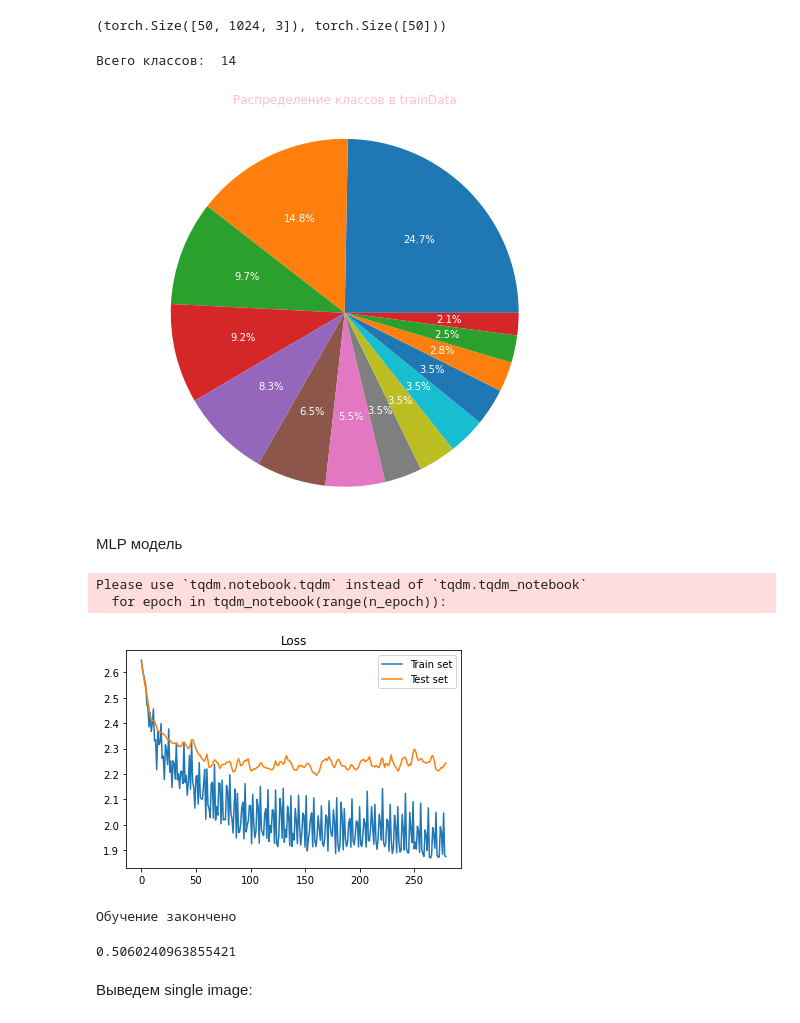
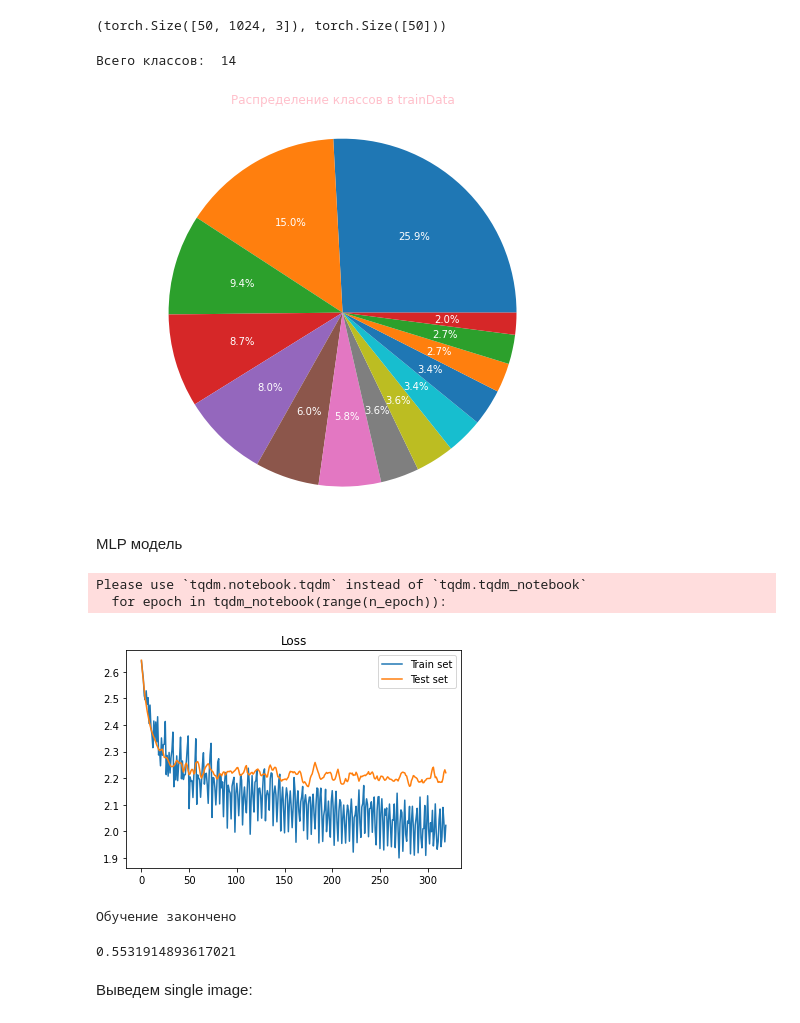
Before and after one commit to MountU0/traficControl, a Jupyter notebook: Untitled-1.ipynb, the cells around one changed output. Drawn from its saved outputs; the diff is of its cells as text; code cells hidden in the pictures.

```diff
--- a/Untitled-1.ipynb
+++ b/Untitled-1.ipynb
@@ -101,10 +96,10 @@ class DatasetParser():
         return (obj, y_label)
 
 
-dataset = DatasetParser(csv_file='trainData.csv', root_dir='' )# <class '__main__.DatasetParser'>
+dataset = DatasetParser(csv_file='Data.csv', root_dir='' )# <class '__main__.DatasetParser'>
 
 torch.manual_seed(42)
-train_set, test_set = torch.utils.data.random_split(dataset, [350,83])# получаем 2 рандомно составлнных сета итерированием объекта DatasetParser. Возвращент:<class 'torch.utils.data.dataset.Subset'>
+train_set, test_set = torch.utils.data.random_split(dataset, [400,188])# получаем 2 рандомно составлнных сета итерированием объекта DatasetParser. Возвращент:<class 'torch.utils.data.dataset.Subset'>
 train_loader = DataLoader(dataset=train_set, batch_size=50, shuffle=False)
 test_loader = DataLoader(dataset=test_set, batch_size=len(test_set), shuffle=False)
 
@@ -127,7 +122,7 @@ print('Всего классов: ', len(dataset.annonations["name"].value_count
 None
 # %% [output]
 Всего классов:  14
-[figure, old version]
+[figure, new version]
 # %% [markdown]
 MLP модель
 # %%
@@ -141,7 +136,7 @@ class Flatten(nn.Module):
     def forward(self, input:torch.tensor):
         return input.view(input.size(0), -1) #пример одного объекта - [1024,3,1] -> [конкатенация листов в тензоре]
 
-class SimpleNet(nn.Module):
+class PointNet(nn.Module):
     def __init__(self):
         super().__init__()
         self.flatten = Flatten()
@@ -233,20 +228,20 @@ def train(net, n_epoch=40):
     return net
 # %%
 # объявляем сеть
-net = SimpleNet()
+net = PointNet()
 # теперь обучить сеть можно вызвав функцию train и передав туда переменную сети.
 net = train(net)
 # %% [output]
 Please use `tqdm.notebook.tqdm` instead of `tqdm.tqdm_notebook`
   for epoch in tqdm_notebook(range(n_epoch)):
-[figure, old version]
+[figure, new version]
 Обучение закончено
 # %%
 test_dataiter = iter(test_loader)
 objects, names = test_dataiter.next()
 print(accuracy_score(names.numpy(), np.argmax(net.forward(objects).detach().numpy(), axis=1)))
 # %% [output]
-0.5060240963855421
+0.5531914893617021
 # %% [markdown]
 Выведем single image:
 # %%
```
Also changed, not shown: parts of 3 cells of this notebook, 2 other files.
